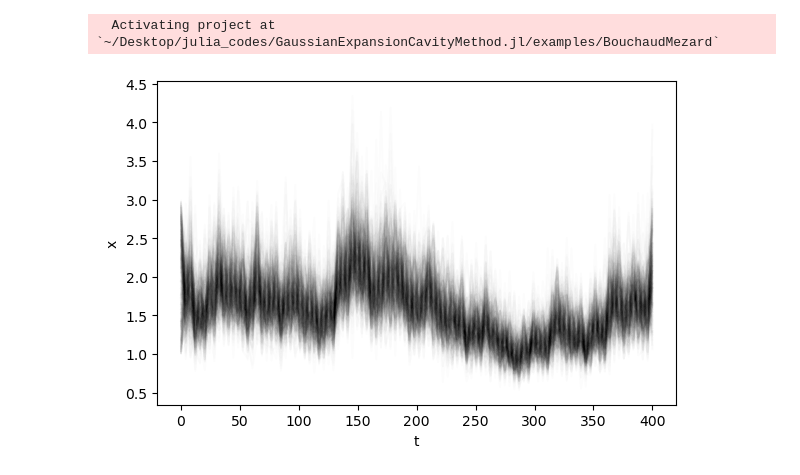
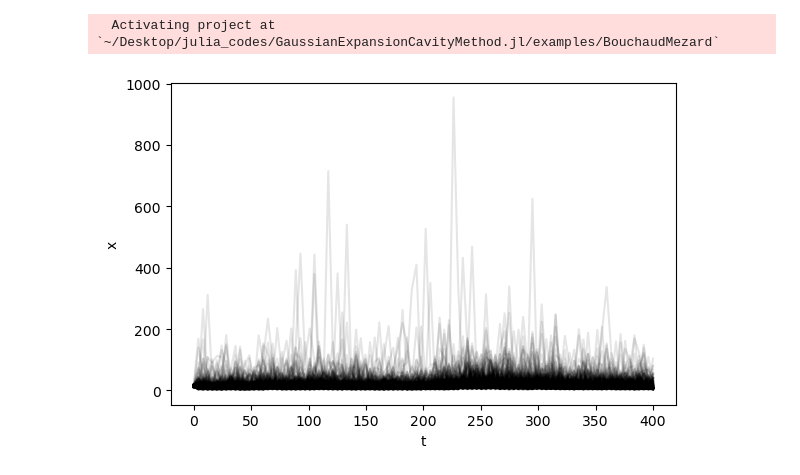
Before and after one commit to Mattiatarabolo/GaussianExpansionCavityMethod.jl, a Jupyter notebook: examples/BouchaudMezard/test.ipynb, the cells around one changed output. Saved outputs shown, nothing was run; the diff lists cells and outputs as text; code cells hidden in the pictures.

```diff
--- a/examples/BouchaudMezard/test.ipynb
+++ b/examples/BouchaudMezard/test.ipynb
@@ -8,35 +8,34 @@ using Revise
 using Random, Graphs, GaussianExpansionCavityMethod, SparseArrays, LinearAlgebra, DifferentialEquations, DifferentialEquations.EnsembleAnalysis
 import PyPlot as plt
 # %%
-N, K = 400, 10
+N, K = 2000, 10
 
-rng = Xoshiro()
+rng = Xoshiro(1234)
 
-J, sigma = 1.0, 1.0
+J, sigma = 1.0/K, 1.0
 Jmat = adjacency_matrix(random_regular_graph(N, K; rng=rng)) .* J
-@inbounds @fastmath for i in 1:N
-    Jmat[i, i] = - J * K
-end
 
 model = BMModel(K, Jmat, sigma)
 
-x0_min, x0_max = 1.0, 3.0
+x0_min, x0_max = 10.0, 20.0
 x0 = rand(rng, N) .* (x0_max - x0_min) .+ x0_min
 tmax = 400.0
 tsave=collect(range(0.0, tmax; length=100))
 
-tvec, trajs = sample_BM(model, x0, tmax, tsave; rng=rng)
+dt = 0.01
 
-fig, ax = plt.subplots(1, 1, figsize=(6, 4), tight_layout=true)
-for i in 1:N
-    ax.plot(tvec, view(trajs, i, :), color="k", alpha=0.01)
-end
-ax.set_xlabel("t")
-ax.set_ylabel("x")
-
-display(fig)
+tvec, trajs = sample_BM(model, x0, tmax, tsave; rng=rng, dt=dt);
-# %% [output]
-[figure, removed]
+# %%
+fig, ax = plt.subplots(1, 1, figsize=(6, 4), tight_layout=true)
+for i in 1:N
+    ax.plot(tvec, view(trajs, i, :), color="k", alpha=0.1)
+end
+ax.set_xlabel("t")
+ax.set_ylabel("x")
+
+display(fig)
+# %% [output]
+[figure, added]
 # %%
 N, K = 400, 3
 
```
Also changed, not shown: parts of 3 cells of this notebook, 12 other files.
